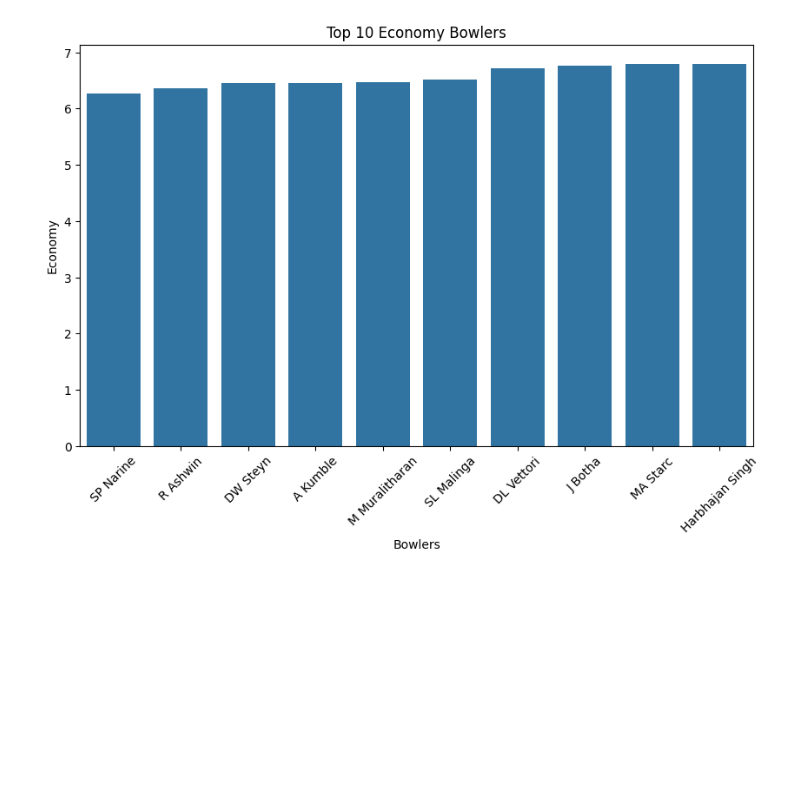
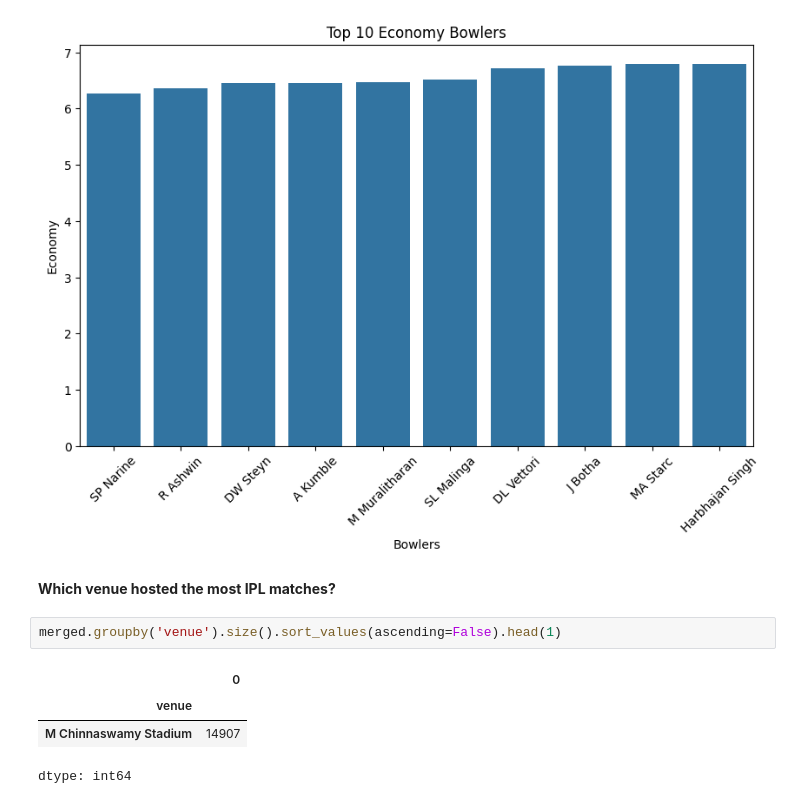
Before and after one commit to ajaykrixna/IPL_match-_analysis, a Jupyter notebook: IPL_analysis.ipynb, the cells around one changed output. Saved outputs shown, nothing was run; the diff lists cells and outputs as text; blank space fills up the shorter version.

```diff
--- a/IPL_analysis.ipynb
+++ b/IPL_analysis.ipynb
@@ -549,3 +546,12 @@ plt.xticks(rotation=45)
 plt.show()
 # %% [output]
 [figure]
+# %% [markdown]
+**Which venue hosted the most IPL matches?**
+# %%
+merged.groupby('venue').size().sort_values(ascending=False).head(1)
+# %% [output]
+|  | 0 |
+| venue |  |
+| M Chinnaswamy Stadium | 14907 |
+dtype: int64
```
Also changed, not shown: parts of 2 cells of this notebook.
